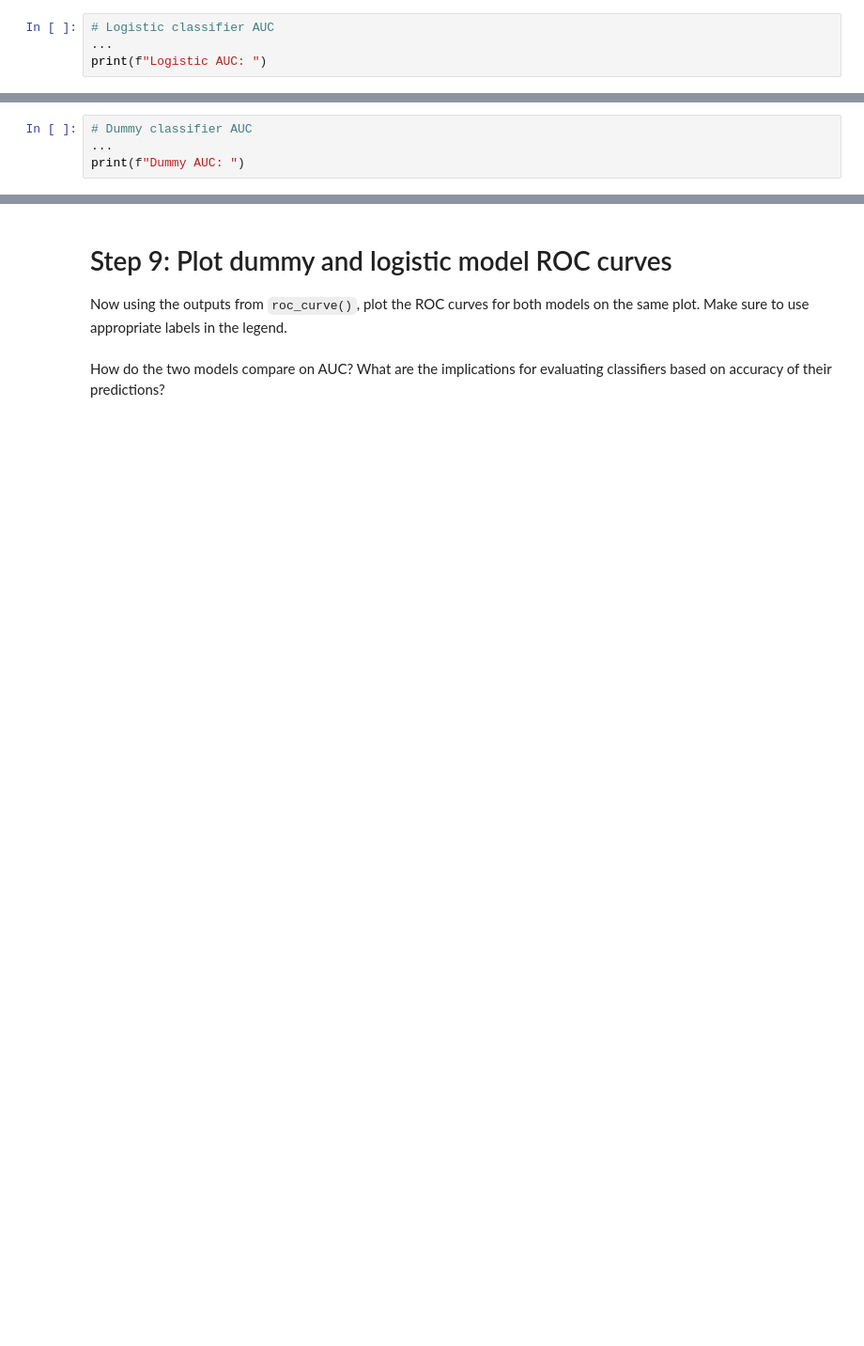
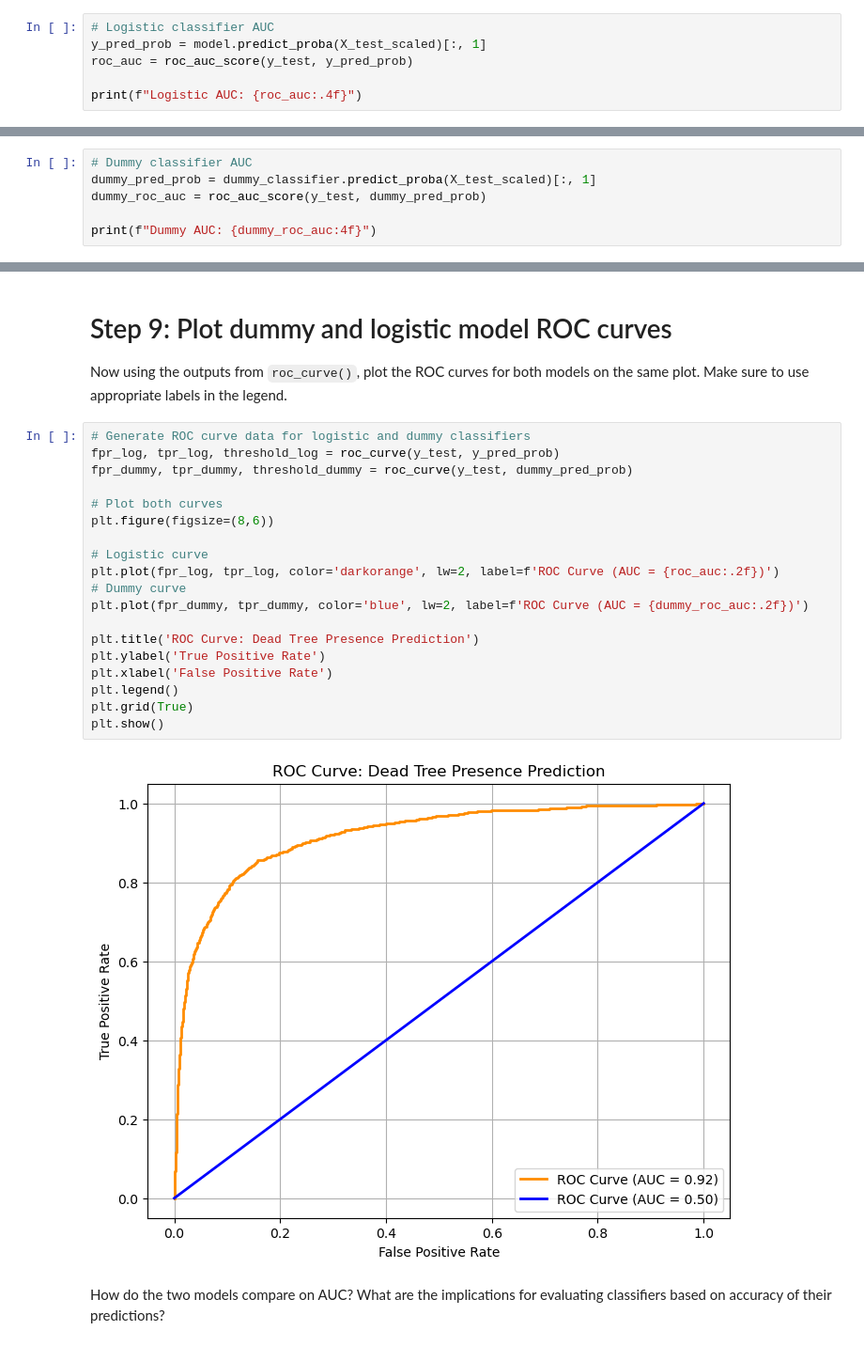
Before and after one commit to haylee360/EDS232-labs, a Jupyter notebook: Week3/lab3-wildfire.ipynb, the cells around one changed output, grey strips where cells are left out. Shown at 94% size. Cells and saved outputs as stored; diff of their text form; blank space fills up the shorter version.

```diff
--- a/Week3/lab3-wildfire.ipynb
+++ b/Week3/lab3-wildfire.ipynb
@@ -205,6 +206,8 @@ Dummy Confusion Matrix:
 Our two models have similar accuracy, but is that all there is to this story?  Let's dig a little deeper on the comparison of our logistic and dummy classifiers by examining the associated receiver-operator characteristic (ROC) curves. Calculate the area under the curve (AUC) for both models.
 # %%
 # Logistic classifier AUC
-...
-print(f"Logistic AUC: ")
+y_pred_prob = model.predict_proba(X_test_scaled)[:, 1]
+roc_auc = roc_auc_score(y_test, y_pred_prob)
+
+print(f"Logistic AUC: {roc_auc:.4f}")
 # %% [output]
@@ -212,5 +215,7 @@ Logistic AUC:
 # %%
 # Dummy classifier AUC
-...
-print(f"Dummy AUC: ")
+dummy_pred_prob = dummy_classifier.predict_proba(X_test_scaled)[:, 1]
+dummy_roc_auc = roc_auc_score(y_test, dummy_pred_prob)
+
+print(f"Dummy AUC: {dummy_roc_auc:4f}")
 # %% [output]
@@ -218,6 +223,27 @@ Dummy AUC:
 # %% [markdown]
 # Step 9: Plot dummy and logistic model ROC curves
 Now using the outputs from `roc_curve()`, plot the ROC curves for both models on the same plot.  Make sure to use appropriate labels in the legend.
+# %%
+# Generate ROC curve data for logistic and dummy classifiers
+fpr_log, tpr_log, threshold_log = roc_curve(y_test, y_pred_prob)
+fpr_dummy, tpr_dummy, threshold_dummy = roc_curve(y_test, dummy_pred_prob)
+
+# Plot both curves
+plt.figure(figsize=(8,6))
+
+# Logistic curve
+plt.plot(fpr_log, tpr_log, color='darkorange', lw=2, label=f'ROC Curve (AUC = {roc_auc:.2f})')
+# Dummy curve
+plt.plot(fpr_dummy, tpr_dummy, color='blue', lw=2, label=f'ROC Curve (AUC = {dummy_roc_auc:.2f})')
+
+plt.title('ROC Curve: Dead Tree Presence Prediction')
+plt.ylabel('True Positive Rate')
+plt.xlabel('False Positive Rate')
+plt.legend()
+plt.grid(True)
+plt.show()
+# %% [output]
+[figure, added]
 # %% [markdown]
 How do the two models compare on AUC?  What are the implications for evaluating classifiers based on accuracy of their predictions?
 # %% [markdown]
```
Also changed, not shown: parts of 20 cells of this notebook, 1 other file.
